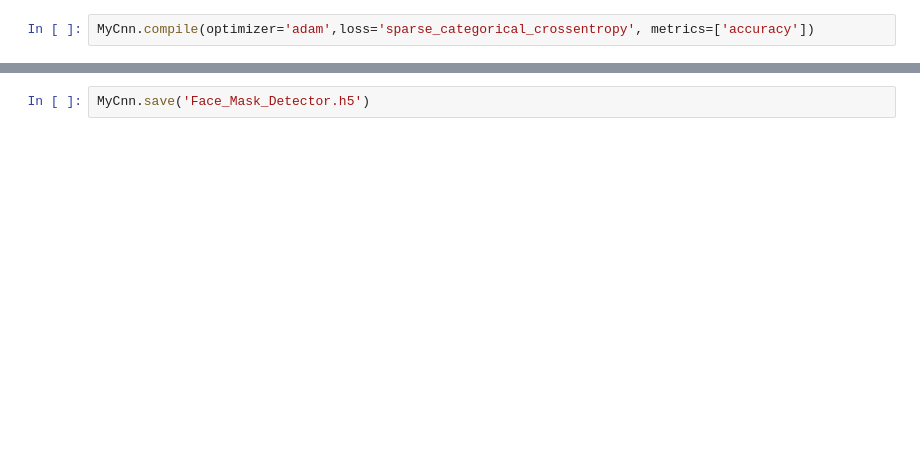
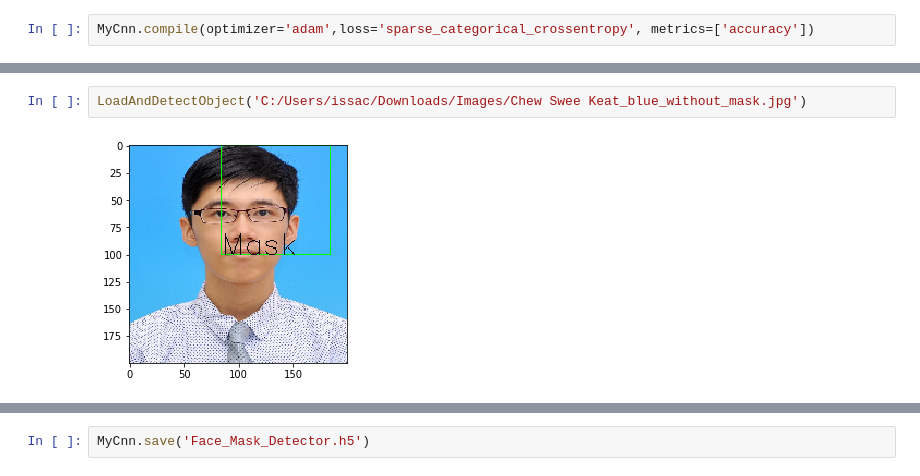
Before and after one commit to IssacChew/Face_Mask_Detector, a Jupyter notebook: Face Mask Detector.ipynb, the cells around one changed output, grey strips where cells are left out. Cells and saved outputs as stored; diff of their text form; blank space fills up the shorter version.

```diff
--- a/Face Mask Detector.ipynb
+++ b/Face Mask Detector.ipynb
@@ -220,2 +255,6 @@ LoadAndDetectObject('Downloads/Chew_Swee_Keat_without_mask.jpg')
 # %% [output]
 [figure]
+# %%
+LoadAndDetectObject('C:/Users/issac/Downloads/Images/Chew Swee Keat_blue_without_mask.jpg')
+# %% [output]
+[figure, added]
```
Also changed, not shown: parts of 13 cells of this notebook.
